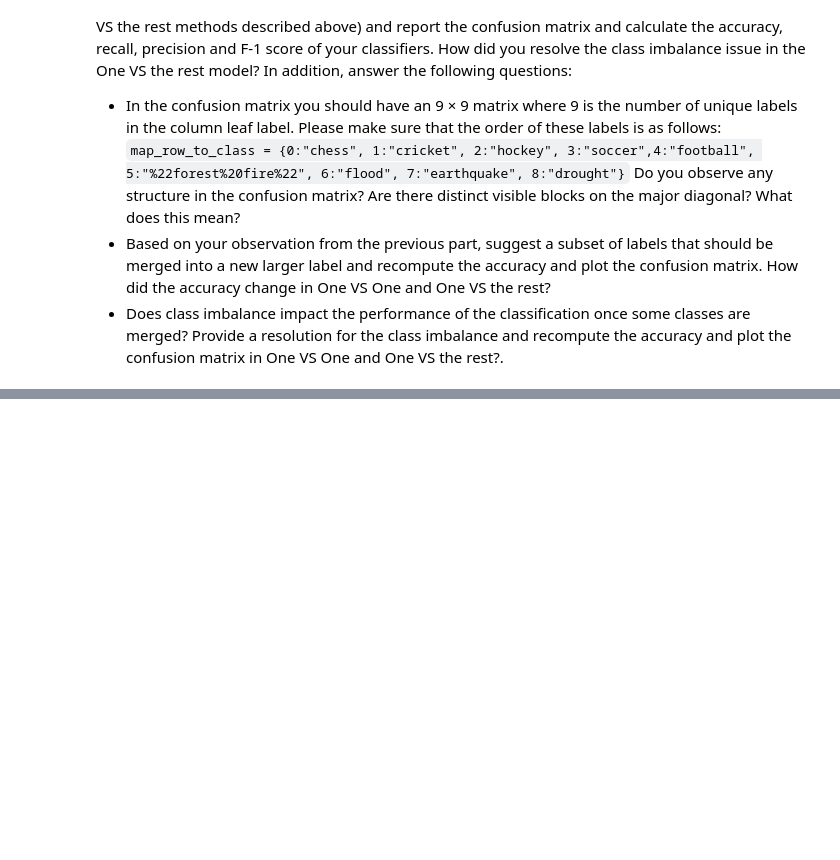
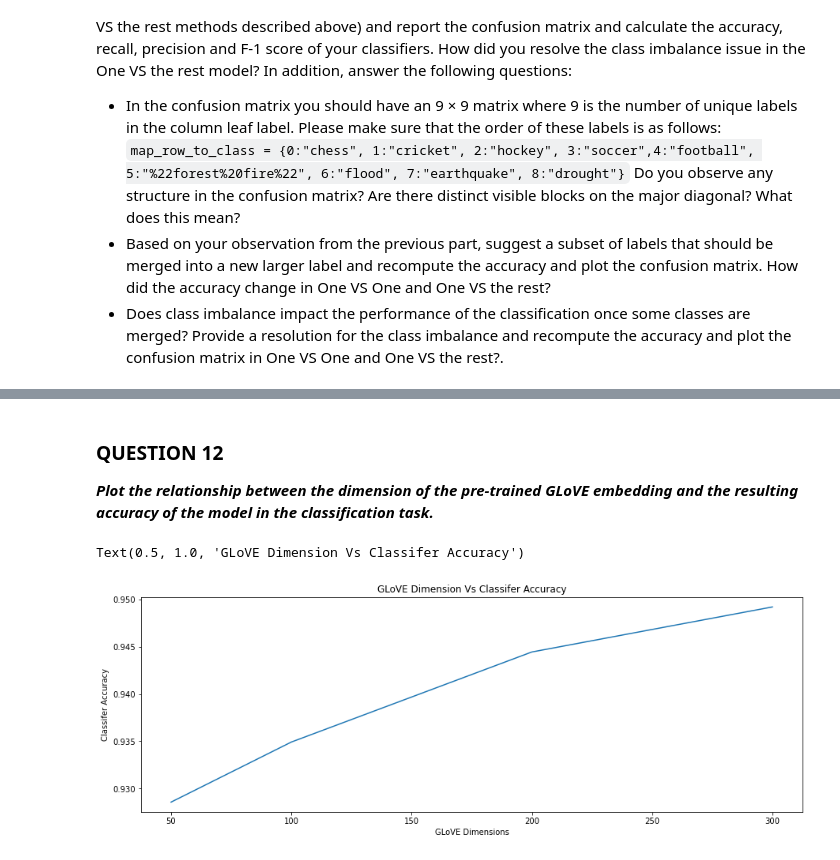
Before and after one commit to stang126/ECE-219-Large-Scale-Data-Mining, a Jupyter notebook: Project 1 Code.ipynb, the cells around one changed output, grey strips where cells are left out. Saved outputs shown, nothing was run; the diff lists cells and outputs as text; code cells hidden in the pictures; blank space fills up the shorter version.

```diff
--- a/Project 1 Code.ipynb
+++ b/Project 1 Code.ipynb
@@ -865,0 +992,32 @@ tokens = nltk.word_tokenize(testing_testing)
+# %% [markdown]
+### QUESTION 12
+
+***Plot the relationship between the dimension of the pre-trained GLoVE embedding and the resulting accuracy of the model in the classification task.***
+# %%
+files = ['glove.6B.50d.txt', 'glove.6B.100d.txt', 'glove.6B.200d.txt', 'glove.6B.300d.txt']
+
+glove_dim=[50, 100, 200, 300]
+
+accuracies = []
+Log = LogisticRegression(penalty = 'l2', C = 1000, random_state=42, solver='saga', max_iter=100000)
+
+for i in files:
+    with open(i, 'r', encoding='utf-8') as f: # if 'r' fails with unicode ,→ error, please use 'rb'
+        for line in f:
+            values = line.split()
+            word = values[0]
+            vector = np.asarray(values[1:], "float32")
+            embeddings_dict[word] = vector
+    glove_train = key_to_vector(train.keywords, embeddings_dict)
+    glove_test = key_to_vector(test.keywords, embeddings_dict)
+    Log.fit(glove_train, train['binary_root_label'])
+    predict=Log.predict(glove_test)
+    accuracies.append(metrics.accuracy_score(test['binary_root_label'], predict))
+
+plt.plot(glove_dim,accuracies)
+plt.xlabel('GLoVE Dimensions')
+plt.ylabel('Classifer Accuracy')
+plt.title('GLoVE Dimension Vs Classifer Accuracy')
+# %% [output]
+Text(0.5, 1.0, 'GLoVE Dimension Vs Classifer Accuracy')
+[figure, added]
```
Also changed, not shown: parts of 34 cells of this notebook.
